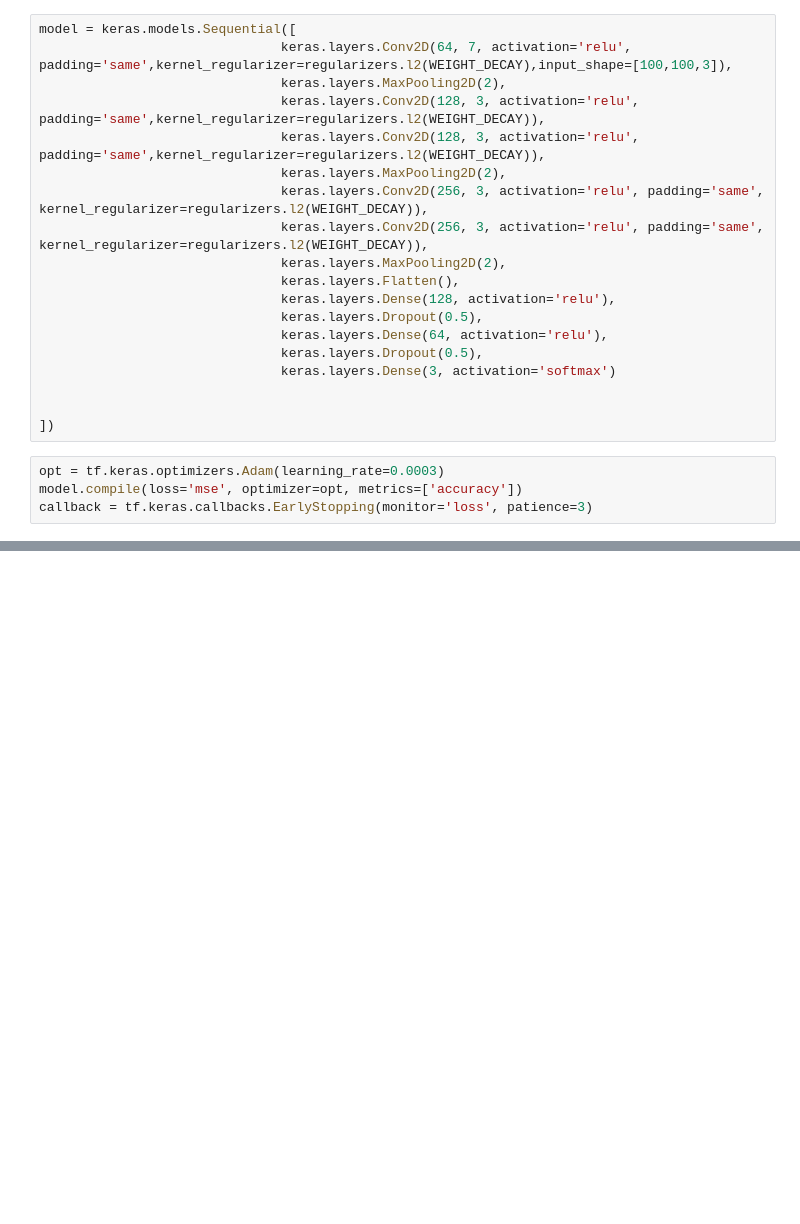
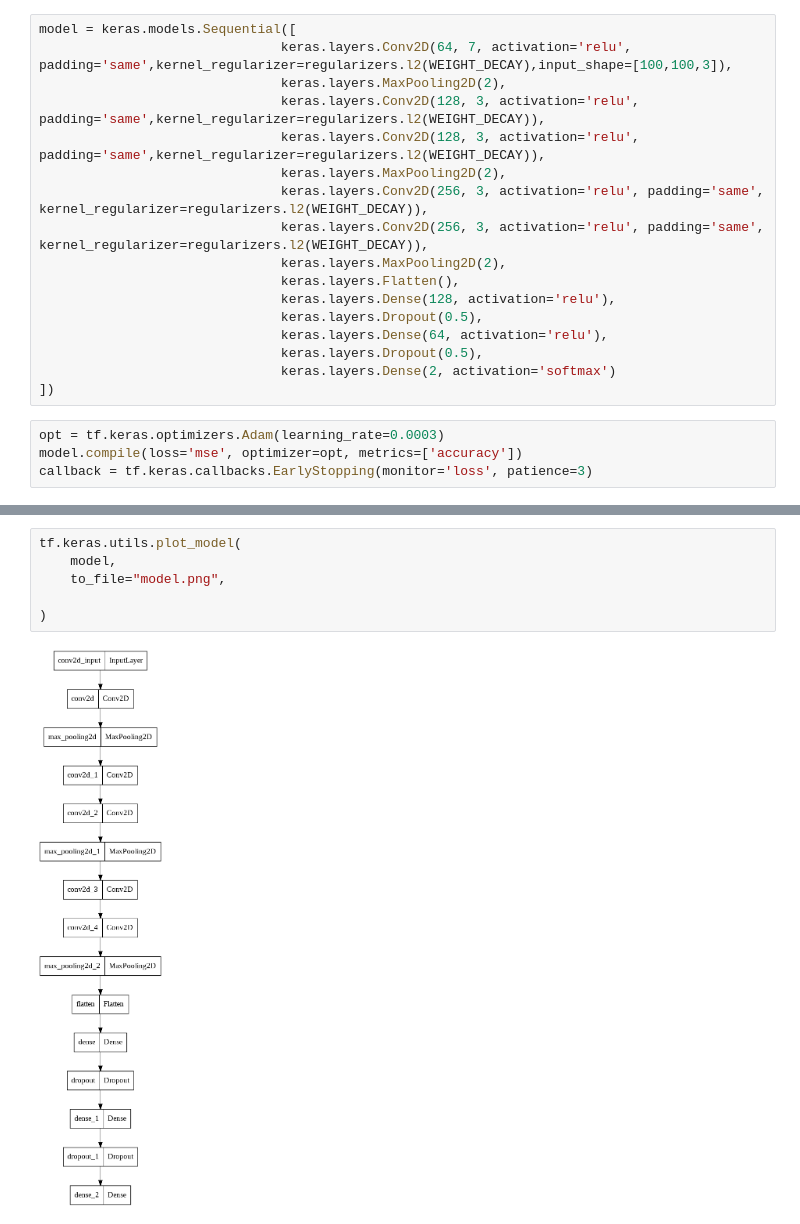
Before and after one commit to saquibali7/EyeGazing, a Jupyter notebook: EyeGaizingScanPath.ipynb, the cells around one changed output, grey strips where cells are left out. Cells and saved outputs as stored; diff of their text form; blank space fills up the shorter version.

```diff
--- a/EyeGaizingScanPath.ipynb
+++ b/EyeGaizingScanPath.ipynb
@@ -111,9 +121,7 @@ model = keras.models.Sequential([
                                keras.layers.Dropout(0.5),
                                keras.layers.Dense(64, activation='relu'),
                                keras.layers.Dropout(0.5),
-                               keras.layers.Dense(3, activation='softmax')
-
-
+                               keras.layers.Dense(2, activation='softmax')
 ])
 # %%
 opt = tf.keras.optimizers.Adam(learning_rate=0.0003)
@@ -132,0 +130,8 @@ InvalidArgumentError: ignored
+# %%
+tf.keras.utils.plot_model(
+    model,
+    to_file="model.png",
+
+)
+# %% [output]
+[figure, added]
```
Also changed, not shown: parts of 20 cells of this notebook.
